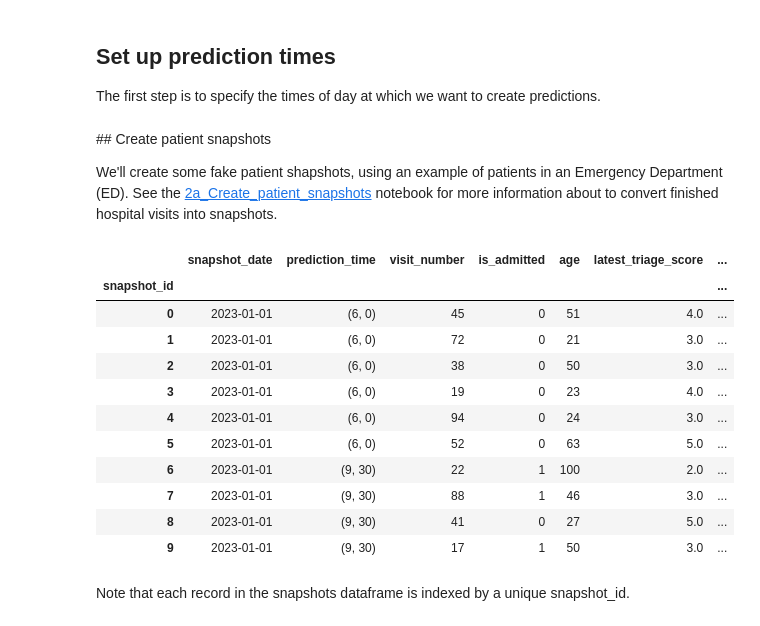
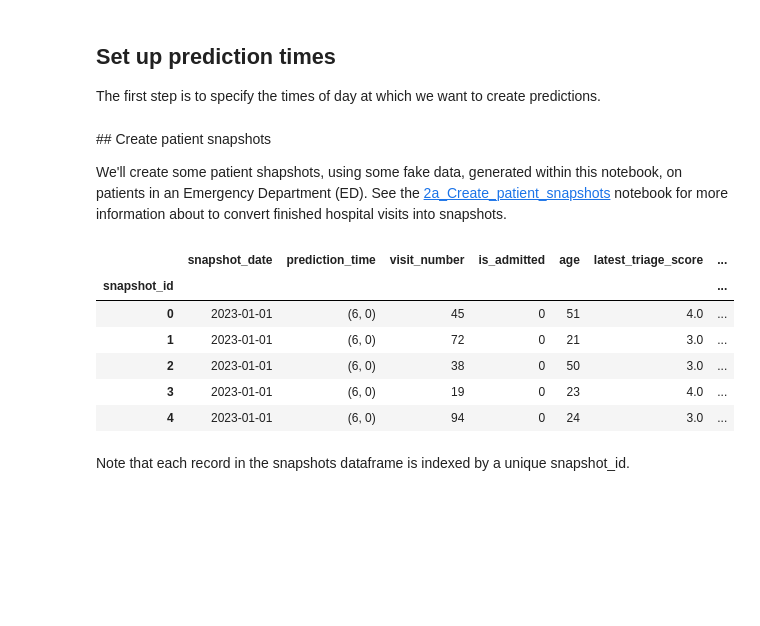
Before and after one commit to zmek/patientflow, a Jupyter notebook: notebooks/2b_Create_group_snapshots.ipynb, the cells around one changed output. Saved outputs shown, nothing was run; the diff lists cells and outputs as text; code cells hidden in the pictures; blank space fills up the shorter version.

```diff
--- a/notebooks/2b_Create_group_snapshots.ipynb
+++ b/notebooks/2b_Create_group_snapshots.ipynb
@@ -29,31 +29,26 @@ prediction_times = [(6, 0), (9, 30), (12, 0), (15, 30), (22, 0)] # each time is
 # %% [markdown]
 ## Create patient snapshots
 
-We'll create some fake patient shapshots, using an example of patients in an Emergency Department (ED). See the [2a_Create_patient_snapshots](2a_Create_patient_snapshots.ipynb) notebook for more information about to convert finished hospital visits into snapshots.
+We'll create some patient shapshots, using some fake data, generated within this notebook, on patients in an Emergency Department (ED). See the [2a_Create_patient_snapshots](2a_Create_patient_snapshots.ipynb) notebook for more information about to convert finished hospital visits into snapshots.
 # %%
 from patientflow.generate import patient_visits, create_snapshots
 start_date = '2023-01-01'
 end_date = '2023-04-01'
 
 # Create fake patient data
 visits_df, observations_df, lab_orders_df = patient_visits(start_date, end_date, 100)
 
 # Convert the data in snapshots
 snapshots_df = create_snapshots(visits_df, observations_df, lab_orders_df, prediction_times, start_date, end_date)
-snapshots_df.head(10)
+snapshots_df.head(5)
 # %% [output]
 |  | snapshot_date | prediction_time | visit_number | is_admitted | age | latest_triage_score | ... |
 | snapshot_id |  |  |  |  |  |  | ... |
 | 0 | 2023-01-01 | (6, 0) | 45 | 0 | 51 | 4.0 | ... |
 | 1 | 2023-01-01 | (6, 0) | 72 | 0 | 21 | 3.0 | ... |
 | 2 | 2023-01-01 | (6, 0) | 38 | 0 | 50 | 3.0 | ... |
 | 3 | 2023-01-01 | (6, 0) | 19 | 0 | 23 | 4.0 | ... |
 | 4 | 2023-01-01 | (6, 0) | 94 | 0 | 24 | 3.0 | ... |
-| 5 | 2023-01-01 | (6, 0) | 52 | 0 | 63 | 5.0 | ... |
-| 6 | 2023-01-01 | (9, 30) | 22 | 1 | 100 | 2.0 | ... |
-| 7 | 2023-01-01 | (9, 30) | 88 | 1 | 46 | 3.0 | ... |
-| 8 | 2023-01-01 | (9, 30) | 41 | 0 | 27 | 5.0 | ... |
-| 9 | 2023-01-01 | (9, 30) | 17 | 1 | 50 | 3.0 | ... |
 # %% [markdown]
 Note that each record in the snapshots dataframe is indexed by a unique snapshot_id.
 # %% [markdown]
```
Also changed, not shown: parts of 9 cells of this notebook, 7 other files.
